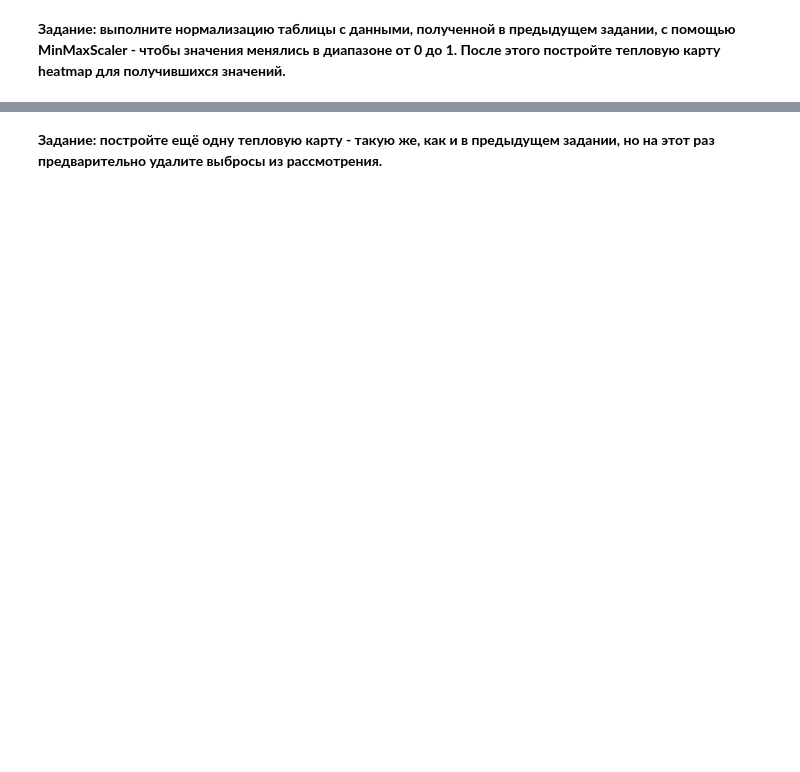
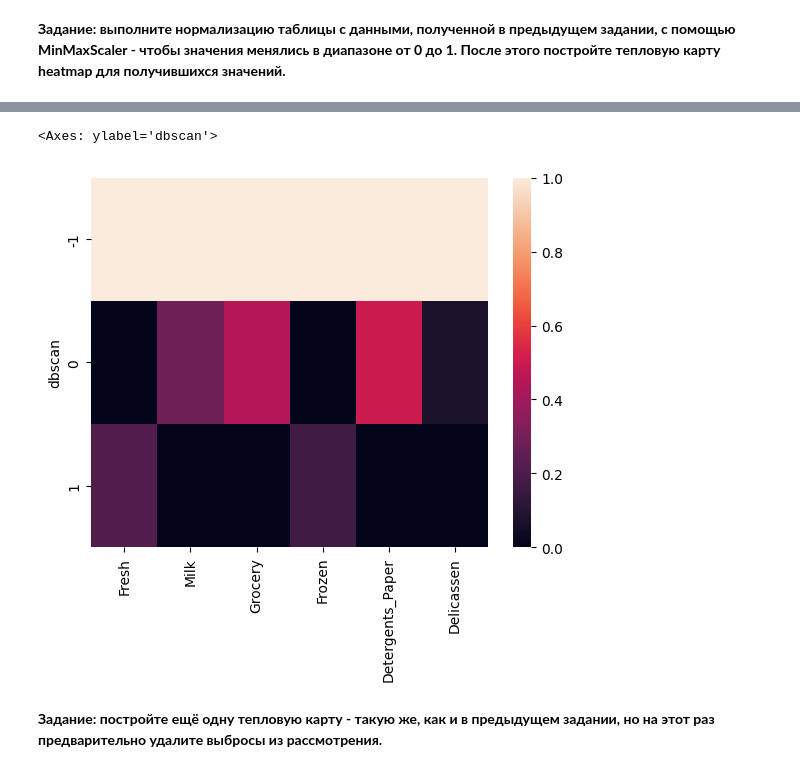
Before and after one commit to giulerg/IBM-labs, a Jupyter notebook: DBSCAN.ipynb, the cells around one changed output, grey strips where cells are left out. Saved outputs shown, nothing was run; the diff lists cells and outputs as text; code cells hidden in the pictures; blank space fills up the shorter version.

```diff
--- a/DBSCAN.ipynb
+++ b/DBSCAN.ipynb
@@ -184,3 +205,5 @@ DBSCAN(eps=2)
 **Задание: вычислите средние значения расходов по различных категорий, причём отдельно для каждого из кластеров (включая кластер -1 для выбросов). Сравните расходы разных кластеров между собой (по отдельным категориям расходов).**
 # %%
 # Напишите Ваш код в этой ячейке
+grouped = df.drop(['Region', 'Channel'], axis=1).groupby(by='dbscan').mean()
+grouped
@@ -208,0 +221,4 @@ DBSCAN(eps=2)
+# %%
+min_max_scaler = MinMaxScaler()
+# %%
+X_sc = min_max_scaler.fit_transform(grouped)
@@ -208,0 +238,3 @@ DBSCAN(eps=2)
+# %%
+df_scaled = pd.DataFrame(X_sc, index=grouped.index, columns=grouped.columns)
+df_scaled
@@ -209,3 +247,8 @@ DBSCAN(eps=2)
+# %%
+sns.heatmap(data=df_scaled)
+# %% [output]
+<Axes: ylabel='dbscan'>
+[figure, added]
 # %% [markdown]
 **Задание: постройте ещё одну тепловую карту - такую же, как и в предыдущем задании, но на этот раз предварительно удалите выбросы из рассмотрения.**
 # %%
```
Also changed, not shown: parts of 34 cells of this notebook.
